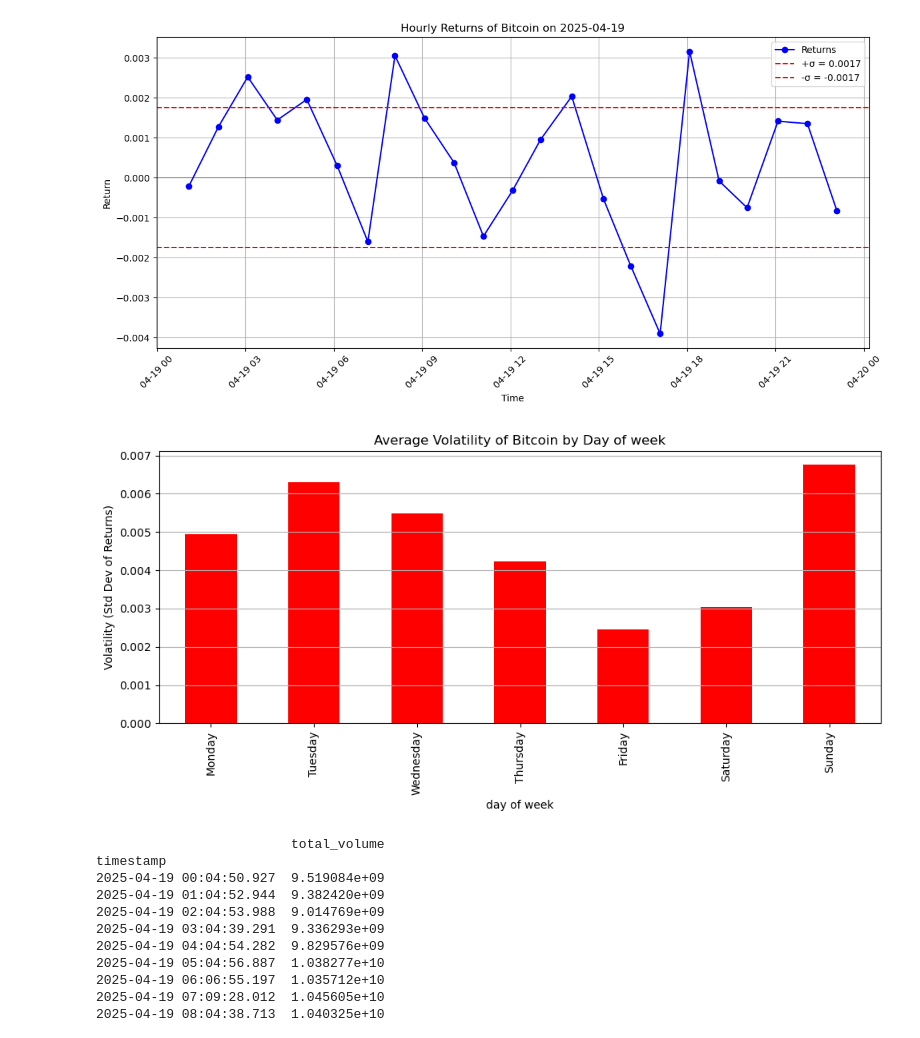
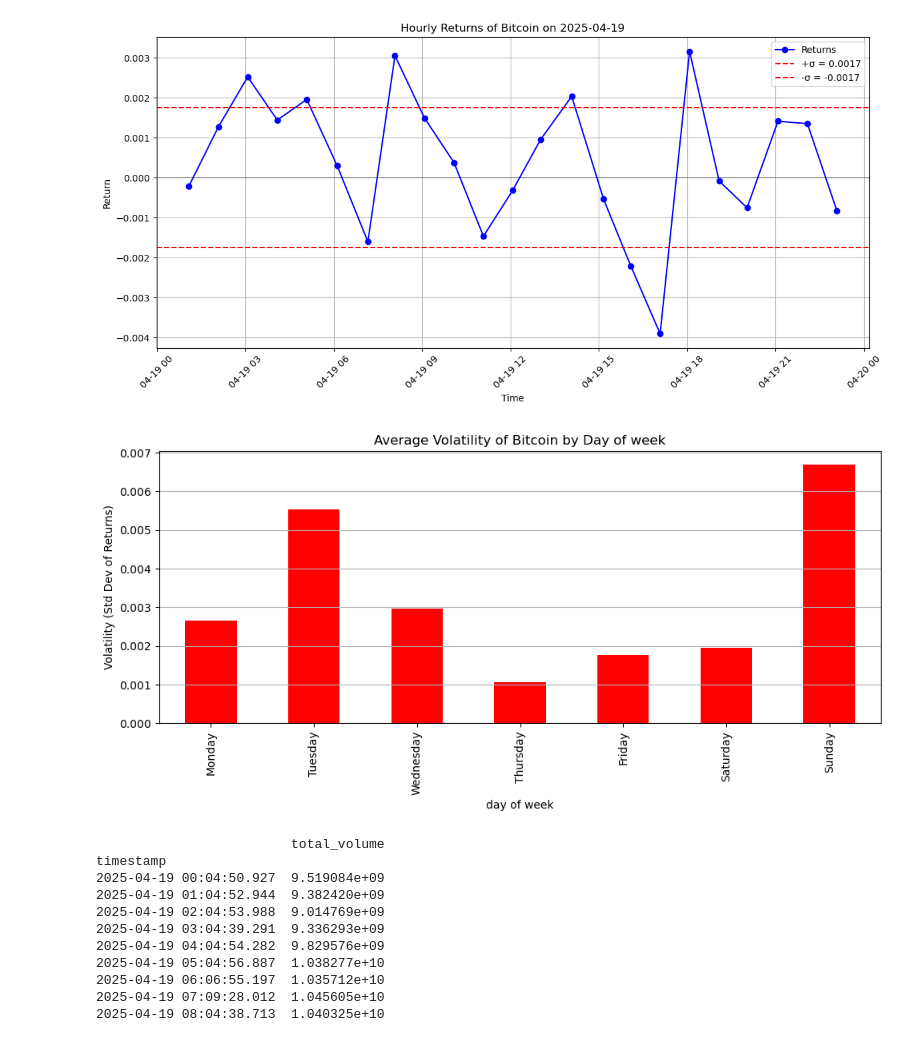
Before and after one commit to moyu1011-hka/hausarbeit-info2, a Jupyter notebook: test_coingecko_with_jupyter.ipynb, the cells around one changed output. Drawn from its saved outputs; the diff is of its cells as text; code cells hidden in the pictures.

```diff
--- a/test_coingecko_with_jupyter.ipynb
+++ b/test_coingecko_with_jupyter.ipynb
@@ -142,14 +142,14 @@ from datetime import datetime, timedelta
 
 results = []
 
-for i in range(1,31):  # loop to analyse every day hourly from selected (today-n) days until today
+for i in range(1,8):  # loop to analyse every day hourly from selected (today-n) days until today
     day = datetime.today() - timedelta(days=i)
     next_day = day + timedelta(days=1)
 
     url = "https://api.coingecko.com/api/v3/coins/bitcoin/market_chart"
     params = {
      'vs_currency' : 'usd',
-      'days' : '30', # by changing days dont forget to change the loop too
+      'days' : '7', # by changing days dont forget to change the loop too
     }
 
     headers = {
@@ -164,34 +164,34 @@ for i in range(1,31):  # loop to analyse every day hourly from selected (today-n
     prices = pd.DataFrame(data['prices'],columns=['timestamp','price'])
     prices['timestamp'] = pd.to_datetime(prices['timestamp'], unit = 'ms')
     prices.set_index('timestamp', inplace = True)
 
     daily = prices[(prices.index >= day) & (prices.index < next_day)] #new list with prices by day
     daily= daily.copy()
     daily['return'] = daily['price'].pct_change() # calculating hourly returns for every day
     volatility = daily['return'].std() # calculating std dev for every day in week
     results.append({ # adding result to new the empty list
        'date': day.date(),
        'weekday' : day.strftime('%A'),
        'volatility' : volatility
     })
 
 df = pd.DataFrame(results)
 weekday_order = ['Monday', 'Tuesday', 'Wednesday', 'Thursday', 'Friday', 'Saturday', 'Sunday']
 df['weekday'] = pd.Categorical(df['weekday'],categories=weekday_order, ordered=True) #set right order of weekdays (default alphabetical order)
 #print(df)
 grouped = df.groupby('weekday', observed=True)['volatility'].mean() # group calculated average of std devs by weekday
 #print(grouped)
 
 plt.figure(figsize=(10,5))
 grouped.plot(kind='bar', color='red')
 plt.title('Average Volatility of Bitcoin by Day of week')
 plt.xlabel('day of week')
 plt.ylabel('Volatility (Std Dev of Returns)')
 plt.grid(axis='y')
 plt.tight_layout()
 plt.show()
 # %% [output]
-[figure, old version]
+[figure, new version]
 # %%
 #Hourly Total Volume
 
```
Also changed, not shown: parts of 2 cells of this notebook.
